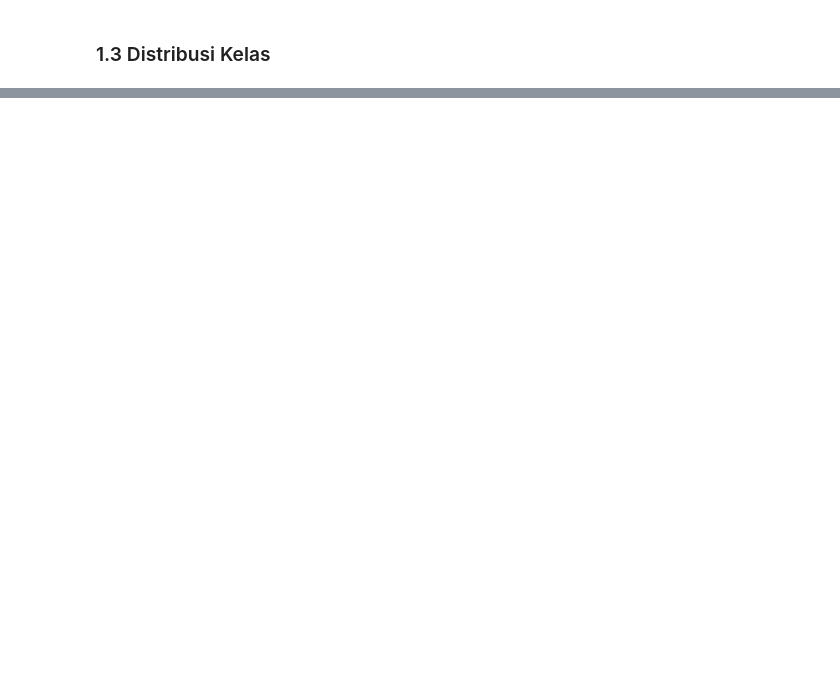
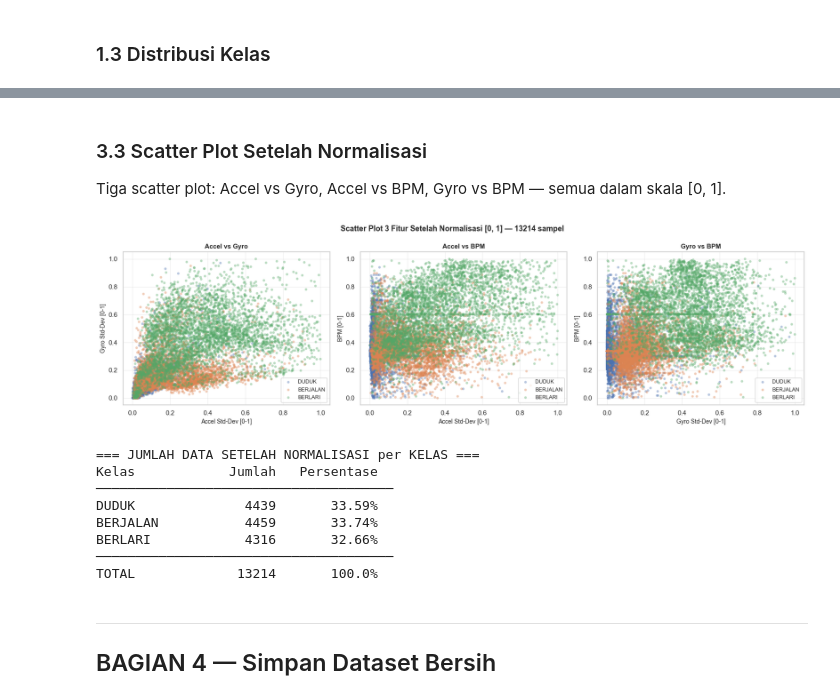
Before and after one commit to Dims2004/iot_activity, a Jupyter notebook: notebooks/01_eksplorasi_data.ipynb, the cells around one changed output, grey strips where cells are left out. Cells and saved outputs as stored; diff of their text form; code cells hidden in the pictures; blank space fills up the shorter version.

```diff
--- a/notebooks/01_eksplorasi_data.ipynb
+++ b/notebooks/01_eksplorasi_data.ipynb
@@ -676,0 +542,57 @@ print('✅ Notebook 01 selesai. Lanjut ke 02_training_model.ipynb')
+# %% [markdown]
+### 3.3 Scatter Plot Setelah Normalisasi
+
+Tiga scatter plot: Accel vs Gyro, Accel vs BPM, Gyro vs BPM — semua dalam skala [0, 1].
+# %%
+fig, axes = plt.subplots(1, 3, figsize=(17, 5))
+
+pairs = [
+    ('accel_stddev', 'gyro_stddev',  'Accel Std-Dev [0-1]',  'Gyro Std-Dev [0-1]'),
+    ('accel_stddev', 'bpm_filled',   'Accel Std-Dev [0-1]',  'BPM [0-1]'),
+    ('gyro_stddev',  'bpm_filled',   'Gyro Std-Dev [0-1]',   'BPM [0-1]'),
+]
+
+for ax, (xc, yc, xl, yl) in zip(axes, pairs):
+    for cls, color in zip(CLASSES, COLORS):
+        sub = df_norm[df_norm[TARGET]==cls]
+        ax.scatter(sub[xc], sub[yc], c=color, label=cls,
+                   alpha=0.4, s=18, edgecolors='none')
+    ax.set_xlabel(xl, fontsize=10)
+    ax.set_ylabel(yl, fontsize=10)
+    ax.set_xlim(-0.05, 1.05)
+    ax.set_ylim(-0.05, 1.05)
+    ax.set_title(f'{xl.split(" ")[0]} vs {yl.split(" ")[0]}',
+                 fontsize=11, fontweight='bold')
+    ax.legend(fontsize=9)
+    ax.grid(True, alpha=0.3)
+
+plt.suptitle(
+    f'Scatter Plot 3 Fitur Setelah Normalisasi [0, 1] — {len(df_norm)} sampel',
+    fontsize=13, fontweight='bold'
+)
+plt.tight_layout()
+plt.savefig('../data/processed/07_scatter_setelah_normalisasi.png', dpi=150, bbox_inches='tight')
+plt.show()
+
+print('=== JUMLAH DATA SETELAH NORMALISASI per KELAS ===')
+print(f'{"Kelas":<12} {"Jumlah":>10} {"Persentase":>12}')
+print('─'*38)
+for cls in CLASSES:
+    n   = (df_norm[TARGET]==cls).sum()
+    pct = n/len(df_norm)*100
+    print(f'{cls:<12} {n:>10} {pct:>11.2f}%')
+print('─'*38)
+print(f'{"TOTAL":<12} {len(df_norm):>10} {100.0:>11.1f}%')
+# %% [output]
+[figure, added]
+=== JUMLAH DATA SETELAH NORMALISASI per KELAS ===
+Kelas            Jumlah   Persentase
+──────────────────────────────────────
+DUDUK              4439       33.59%
+BERJALAN           4459       33.74%
+BERLARI            4316       32.66%
+──────────────────────────────────────
+TOTAL             13214       100.0%
+# %% [markdown]
+---
+## BAGIAN 4 — Simpan Dataset Bersih
```
Also changed, not shown: parts of 45 cells of this notebook, 1 other file.
